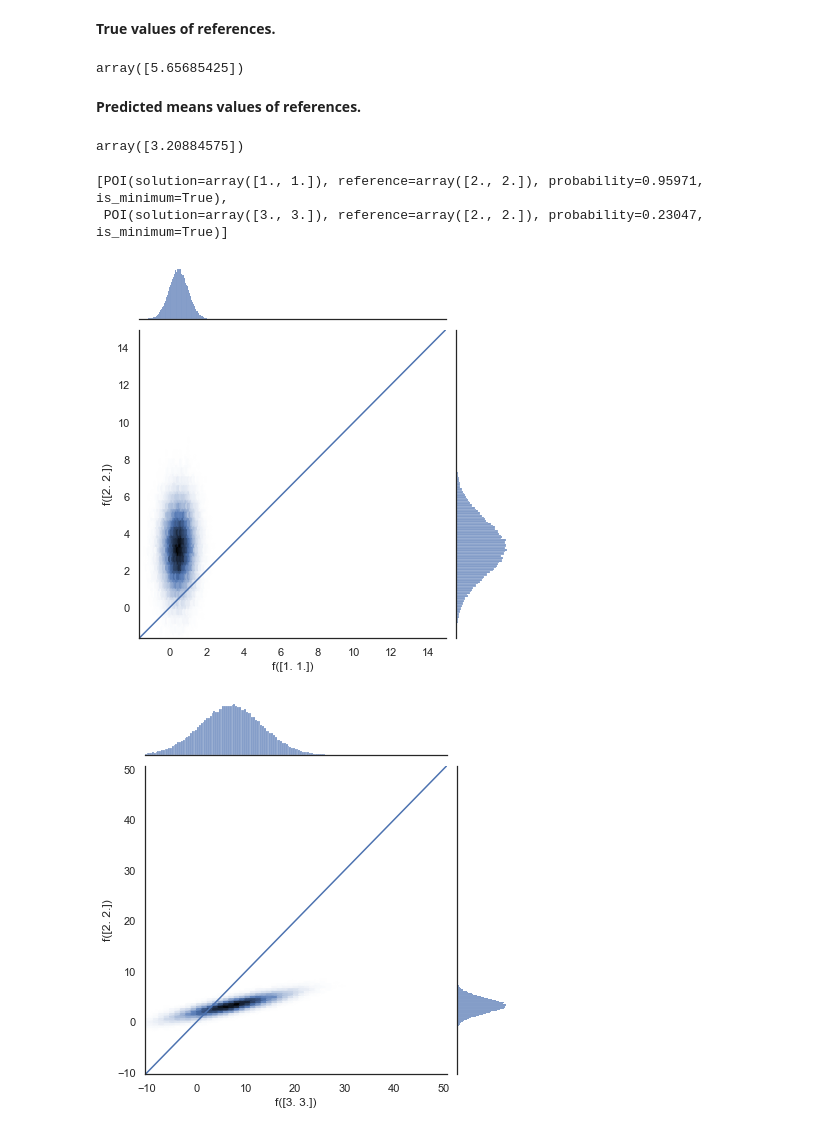
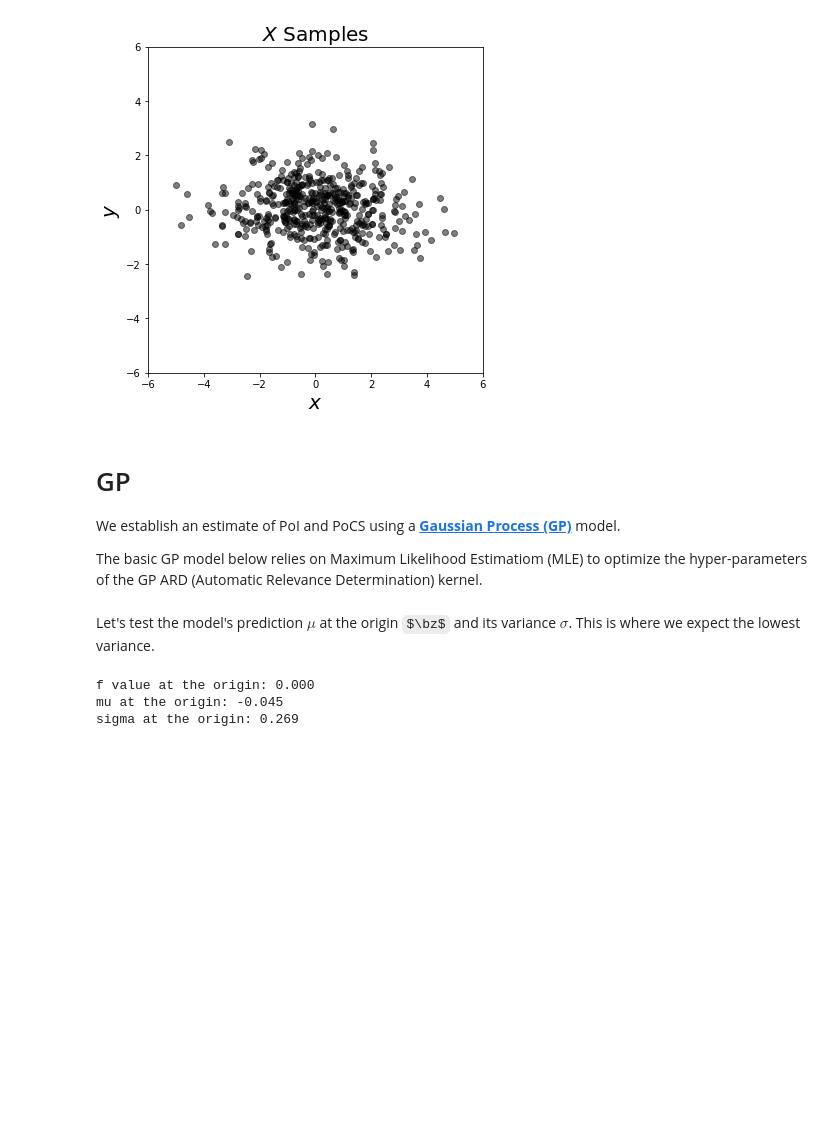
Before and after one commit to IBM/doframework, a Jupyter notebook: notebooks/poi.ipynb, the cells around one changed output. Drawn from its saved outputs; the diff is of its cells as text; code cells hidden in the pictures; some formulas as TeX source; blank space fills up the shorter version.

```diff
--- a/notebooks/poi.ipynb
+++ b/notebooks/poi.ipynb
@@ -44,6 +68,6 @@ noise = 0.5 # noising function values
 # %%
 mu = np.zeros(d)
-sigma = np.diag(d*sample_standard_simplex(d))
+sigma = np.diag(2*d*sample_standard_simplex(d))
 X = multivariate_normal(mean=mu,cov=sigma).rvs(size=N)
 # %%
 y = fvect(X[:,0],X[:,1]) + norm(loc=0,scale=noise).rvs(size=X.shape[0])
@@ -136,19 +75,17 @@ array([0.48061771, 6.98370939])
-# %% [markdown]
-**True values of references.**
-# %%
-fvect(references[:,0],references[:,1])
-# %% [output]
-array([5.65685425])
-# %% [markdown]
-**Predicted means values of references.**
-# %%
-model.predict(references)[0].flatten()
-# %% [output]
-array([3.20884575])
-# %%
-probability_of_improvement(solutions,references,model,plot_joint_gaussians=True)
-# %% [output]
-[POI(solution=array([1., 1.]), reference=array([2., 2.]), probability=0.95971, is_minimum=True),
- POI(solution=array([3., 3.]), reference=array([2., 2.]), probability=0.23047, is_minimum=True)]
-[figure, removed]
-[figure, removed]
+# %%
+fig = plt.figure(figsize=(6,6))
+ax = fig.add_subplot()
+ax.scatter(X[:,0],X[:,1],color='black',alpha=0.5)
+ax.set_xlabel(r'$x$',fontsize=20)
+ax.set_ylabel(r'$y$',fontsize=20)
+ax.set_xlim(-6,6)
+ax.set_ylim(-6,6)
+ax.set_title(r'$X$ Samples',fontsize=20);
+# %% [output]
+[figure, added]
+# %% [markdown]
+# GP
+
+We establish an estimate of PoI and PoCS using a __[Gaussian Process (GP)](http://gaussianprocess.org/gpml/)__ model.
+
+The basic GP model below relies on Maximum Likelihood Estimatiom (MLE) to optimize the hyper-parameters of the GP ARD (Automatic Relevance Determination) kernel.
@@ -154,0 +94,13 @@ probability_of_improvement(solutions,references,model,plot_joint_gaussians=True)
+# %% [markdown]
+Let's test the model's prediction $\mu$ at the origin $\bz$ and its variance $\sigma$. This is where we expect the lowest variance.
+# %%
+origin = np.array([[0.,0.]])
+mu_origin, sigma_origin = model.predict(origin)
+mu_origin, sigma_origin = mu_origin[0][0], sigma_origin[0][0]
+print('f value at the origin: {:.3f}'.format(f(origin[0,0],origin[0,1])))
+print('mu at the origin: {:.3f}'.format(mu_origin))
+print('sigma at the origin: {:.3f}'.format(sigma_origin))
+# %% [output]
+f value at the origin: 0.000
+mu at the origin: -0.045
+sigma at the origin: 0.269
```
Also changed, not shown: parts of 48 cells of this notebook.
